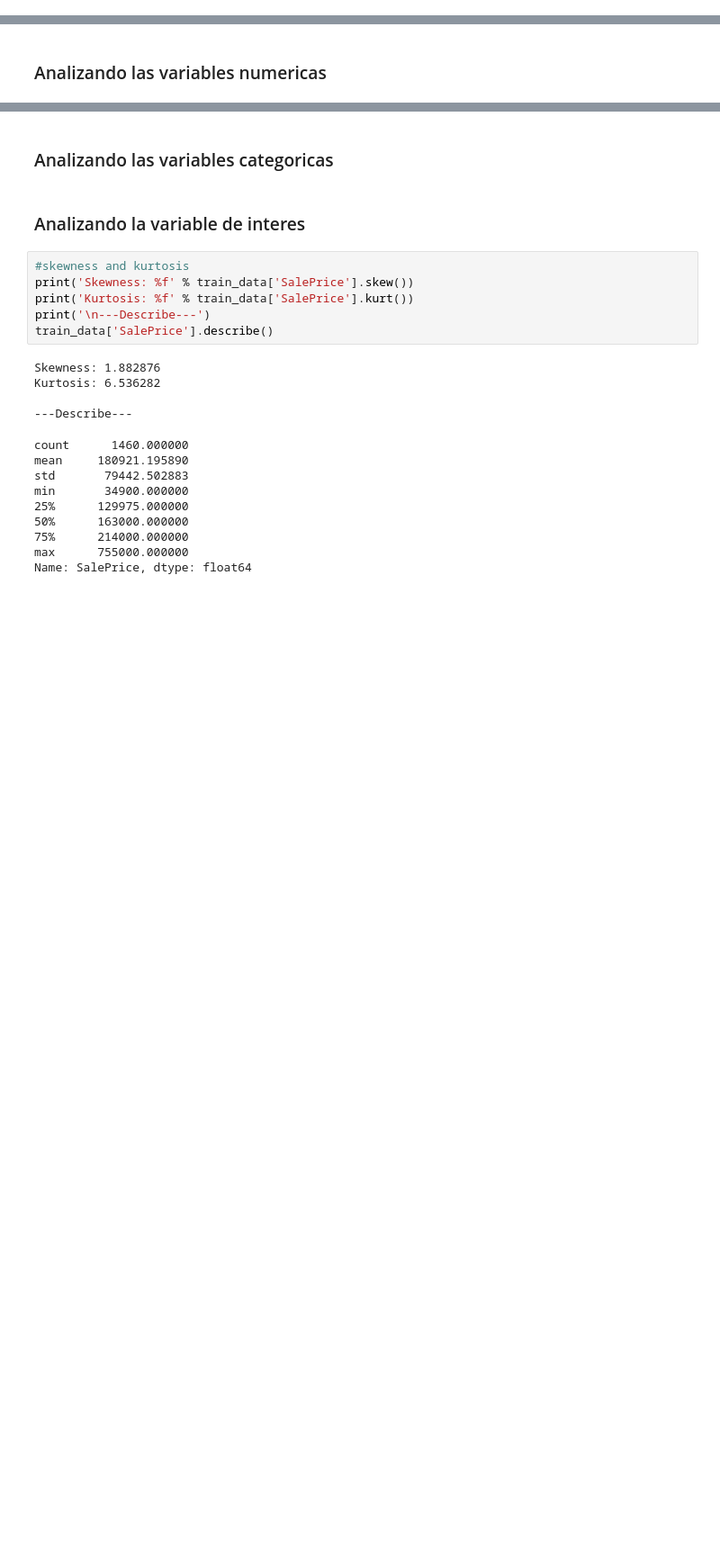
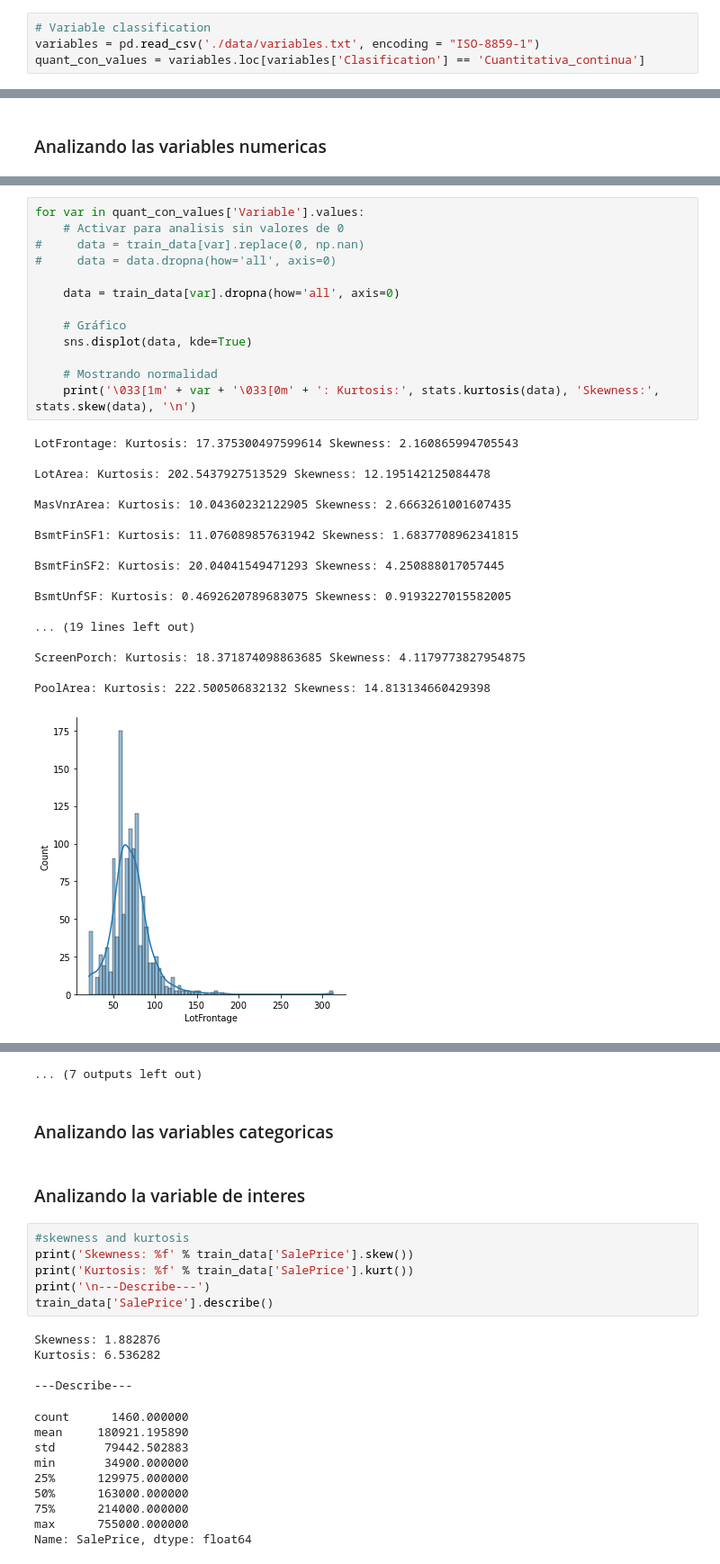
Before and after one commit to Bato007/HDT3_Mineria, a Jupyter notebook: main.ipynb, the cells around one changed output, grey strips where cells are left out. Shown at 90% size. Saved outputs shown, nothing was run; the diff lists cells and outputs as text; blank space fills up the shorter version.

Commit message:
Exploratory analisis from nominal quantitative values not yet completed

```diff
--- a/main.ipynb
+++ b/main.ipynb
@@ -9,6 +10,10 @@ from scipy import stats
 np.warnings.filterwarnings('ignore', category=np.VisibleDeprecationWarning)
 # %%
 # Global Variables
+# %%
+# Variable classification
+variables = pd.read_csv('./data/variables.txt', encoding = "ISO-8859-1")
+quant_con_values = variables.loc[variables['Clasification'] == 'Cuantitativa_continua']
 # %% [markdown]
 # Analisis Exploratorio
 # %%
@@ -21,0 +55,32 @@ quant_col_vars = train_data.describe().columns[1:-1]
+# %%
+for var in quant_con_values['Variable'].values:
+    # Activar para analisis sin valores de 0
+#     data = train_data[var].replace(0, np.nan)
+#     data = data.dropna(how='all', axis=0)
+
+    data = train_data[var].dropna(how='all', axis=0)
+
+    # Gráfico
+    sns.displot(data, kde=True)
+
+    # Mostrando normalidad
+    print('\033[1m' + var + '\033[0m' + ': Kurtosis:', stats.kurtosis(data), 'Skewness:', stats.skew(data), '\n')
+# %% [output]
+LotFrontage: Kurtosis: 17.375300497599614 Skewness: 2.160865994705543
+
+LotArea: Kurtosis: 202.5437927513529 Skewness: 12.195142125084478
+
+MasVnrArea: Kurtosis: 10.04360232122905 Skewness: 2.6663261001607435
+
+BsmtFinSF1: Kurtosis: 11.076089857631942 Skewness: 1.6837708962341815
+
+BsmtFinSF2: Kurtosis: 20.04041549471293 Skewness: 4.250888017057445
+
+BsmtUnfSF: Kurtosis: 0.4692620789683075 Skewness: 0.9193227015582005
+
+... (19 lines left out)
+
+ScreenPorch: Kurtosis: 18.371874098863685 Skewness: 4.1179773827954875
+
+PoolArea: Kurtosis: 222.500506832132 Skewness: 14.813134660429398
+[figure, added]
@@ -22,3 +97,4 @@ quant_col_vars = train_data.describe().columns[1:-1]
+... (7 outputs left out)
 # %% [markdown]
 ### Analizando las variables categoricas
 # %% [markdown]
```
Also changed, not shown: parts of 7 cells of this notebook.
